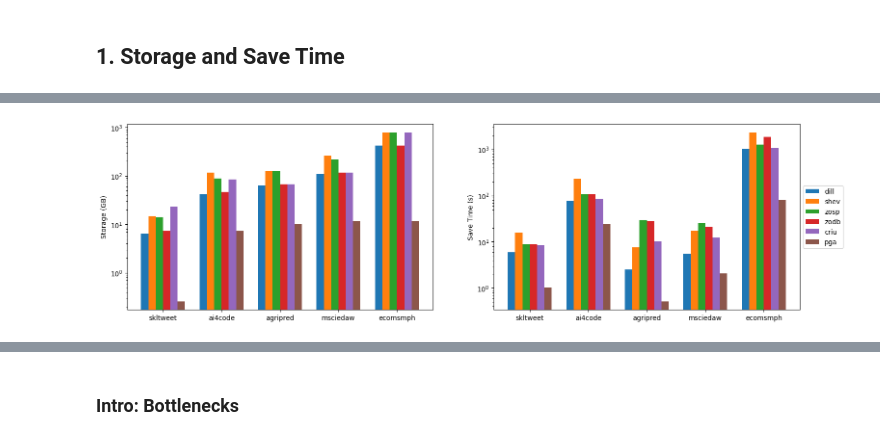
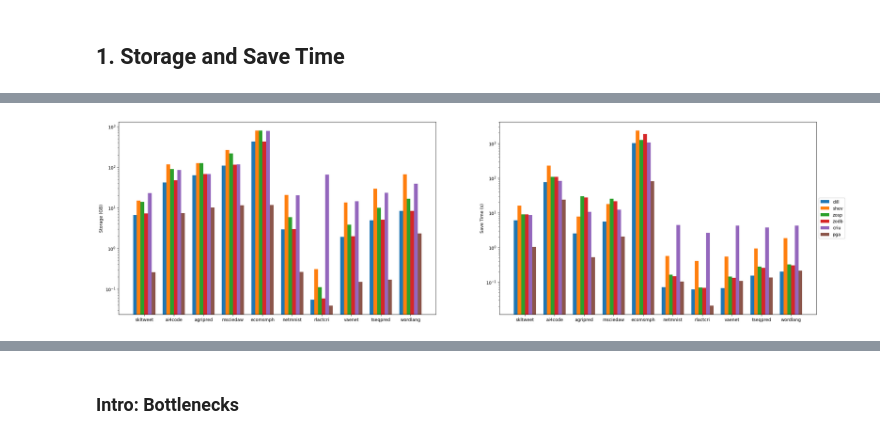
Before and after one commit to illinoisdata/pod, a Jupyter notebook: plot.ipynb, the cells around one changed output, grey strips where cells are left out. Drawn from its saved outputs; the diff is of its cells as text; code cells hidden in the pictures.

```diff
--- a/plot.ipynb
+++ b/plot.ipynb
@@ -627,6 +683,8 @@ WARNING: Missing result/exp1_crii_ai4code[exc]/expstat.json
 # %%
 # nbs = ['betterxb', 'skltweet', 'tpsmay22', 'twittnet', 'ai4code']
-nbs = ['skltweet', 'ai4code', 'agripred', 'msciedaw', 'ecomsmph']
+nbs_1 = ['skltweet', 'ai4code', 'agripred', 'msciedaw', 'ecomsmph']
+nbs_2 = ['netmnist', 'rlactcri', 'vaenet', 'tseqpred', 'wordlang']
+nbs = [*nbs_1, *nbs_2]
 suts = [
     "dill",
     "shev",
@@ -697,36 +765,36 @@ dtype: float64
 # %%
 def exp_i_df_plot(exp_i_df, suts):
-    SZ, RS = 5, 1.8
+    SZ, RS = 8, 1.8
     fig, axs = plt.subplots(ncols=2, figsize=(SZ * RS * 2, SZ))
 
     ax = axs[0]
     xs = np.arange(len(exp_i_df["nb"].values))
     bar_width = 1.0 / (len(suts) + 2)
     bar_multiplier = -(len(suts) - 1) / 2
     for sut in suts:
         offset = bar_width * bar_multiplier
         rects = ax.bar(xs + offset, exp_i_df[f"{sut}_storage_gb"], bar_width, label=sut)
         bar_multiplier += 1
     ax.set_xticks(xs, exp_i_df["nb"])
     ax.set_yscale("log")
     ax.set_ylabel("Storage (GB)")
 
     ax = axs[1]
     xs = np.arange(len(exp_i_df["nb"].values))
     bar_width = 1.0 / (len(suts) + 2)
     bar_multiplier = -(len(suts) - 1) / 2
     for sut in suts:
         offset = bar_width * bar_multiplier
         rects = ax.bar(xs + offset, exp_i_df[f"{sut}_avg_save_s"], bar_width, label=sut)
         bar_multiplier += 1
     ax.set_xticks(xs, exp_i_df["nb"])
     ax.set_yscale("log")
     ax.set_ylabel("Save Time (s)")
     ax.legend(loc='center left', bbox_to_anchor=(1, 0.5))
 
 exp_i_df_plot(exp_i_df, suts)
 # %% [output]
-[figure, old version]
+[figure, new version]
 # %%
 exp_i_df_plot(exp_i_df[exp_i_df["nb"] == "skltweet"], ["snp", "snz", "snx", "pga", "pgaz"])
 # %% [output]
```
Also changed, not shown: parts of 19 cells of this notebook, 58 other files.
